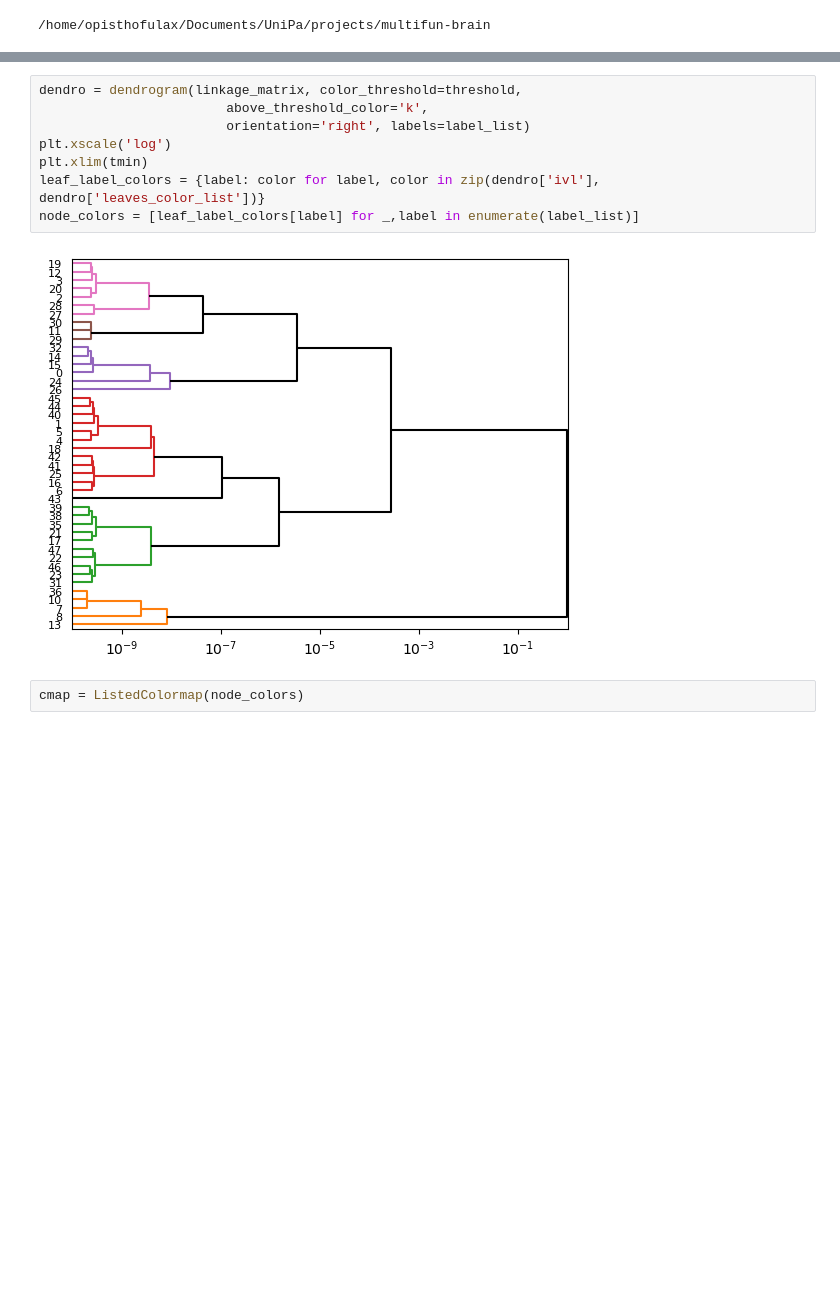
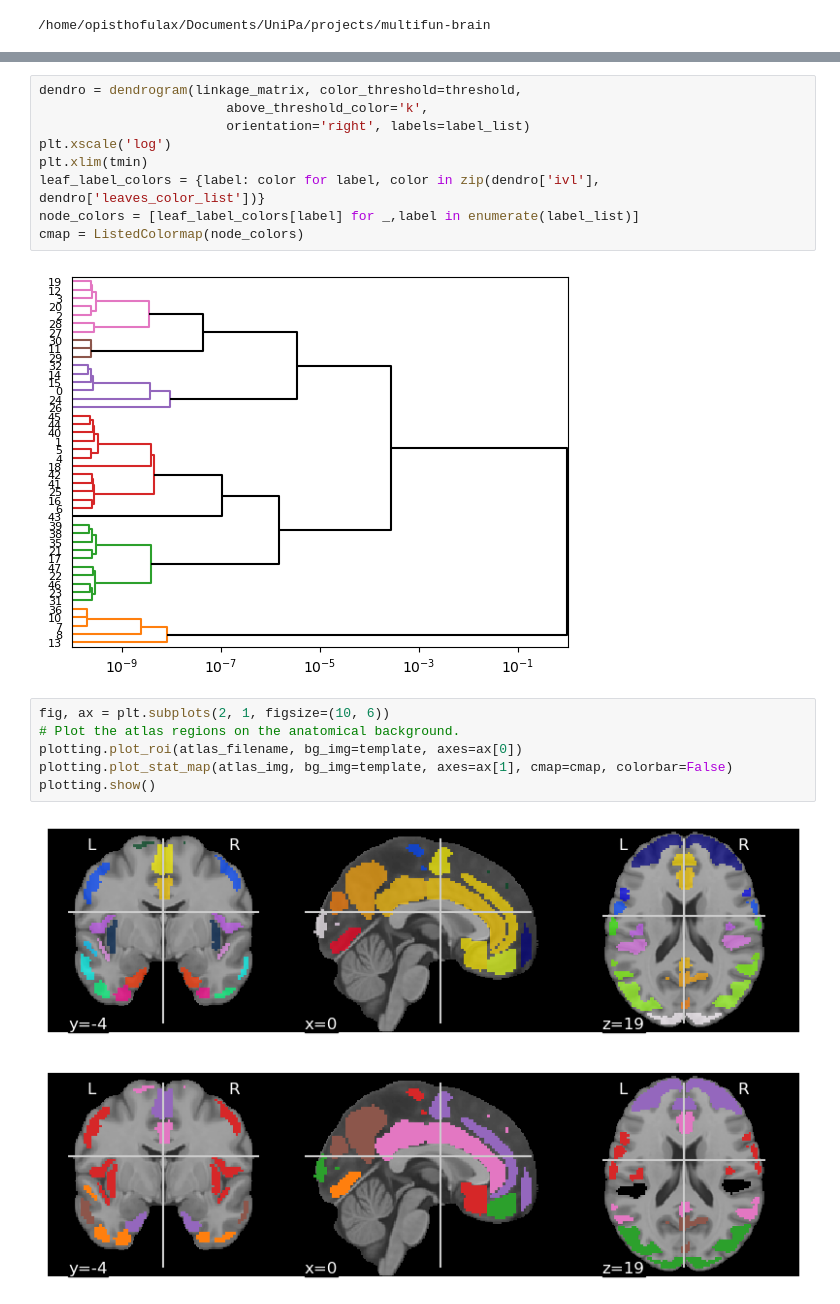
Before and after one commit to giulioiannelli/multifun-brain, a Jupyter notebook: notebooks/03_atlas.ipynb, the cells around one changed output, grey strips where cells are left out. Saved outputs shown, nothing was run; the diff lists cells and outputs as text; blank space fills up the shorter version.

```diff
--- a/notebooks/03_atlas.ipynb
+++ b/notebooks/03_atlas.ipynb
@@ -82,8 +56,15 @@ plt.xscale('log')
 plt.xlim(tmin)
 leaf_label_colors = {label: color for label, color in zip(dendro['ivl'], dendro['leaves_color_list'])}
 node_colors = [leaf_label_colors[label] for _,label in enumerate(label_list)]
+cmap = ListedColormap(node_colors)
 # %% [output]
 [figure]
-# %%
-cmap = ListedColormap(node_colors)
+# %%
+fig, ax = plt.subplots(2, 1, figsize=(10, 6))
+# Plot the atlas regions on the anatomical background.
+plotting.plot_roi(atlas_filename, bg_img=template, axes=ax[0])
+plotting.plot_stat_map(atlas_img, bg_img=template, axes=ax[1], cmap=cmap, colorbar=False)
+plotting.show()
+# %% [output]
+[figure, added]
 # %%
```
Also changed, not shown: parts of 7 cells of this notebook.
